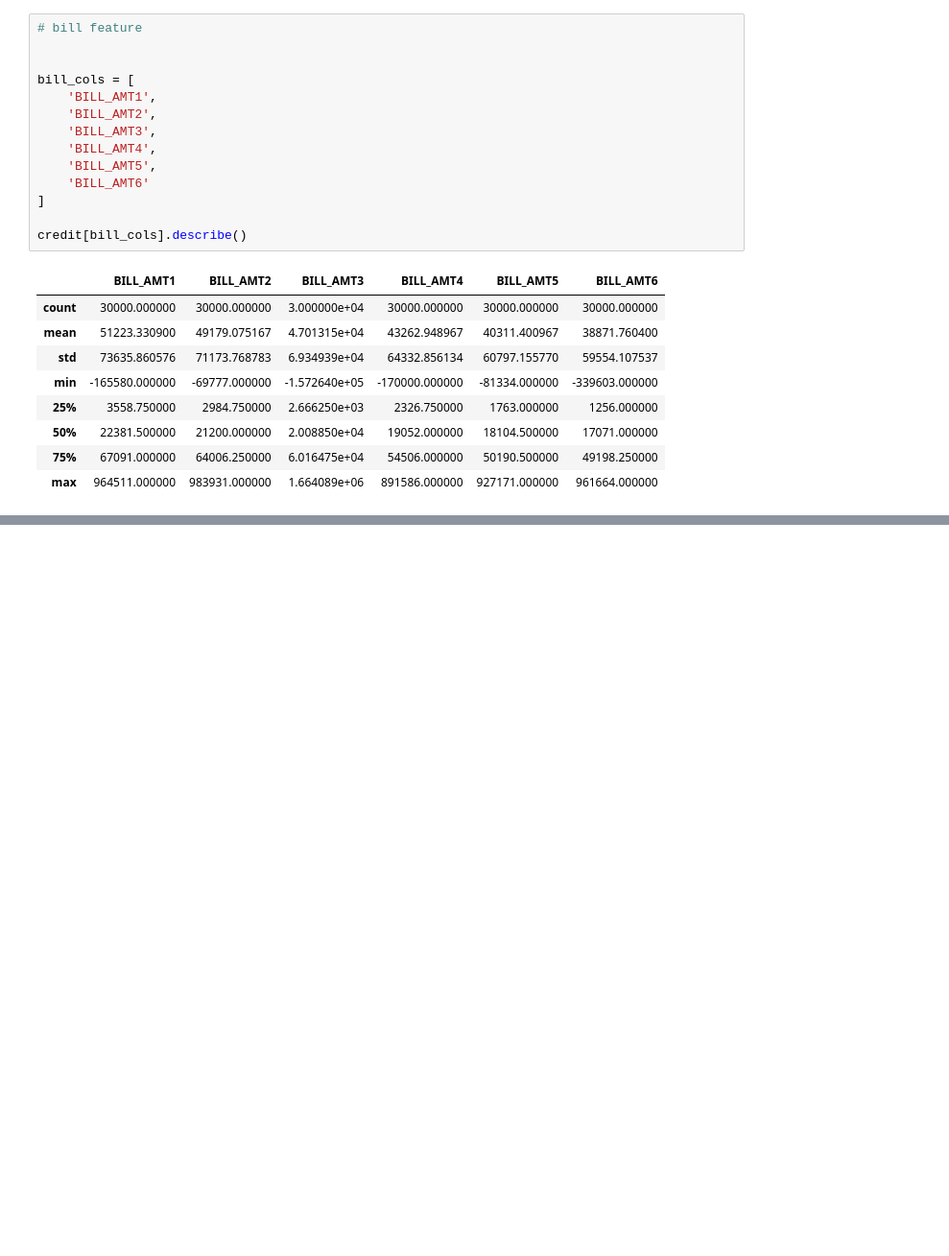
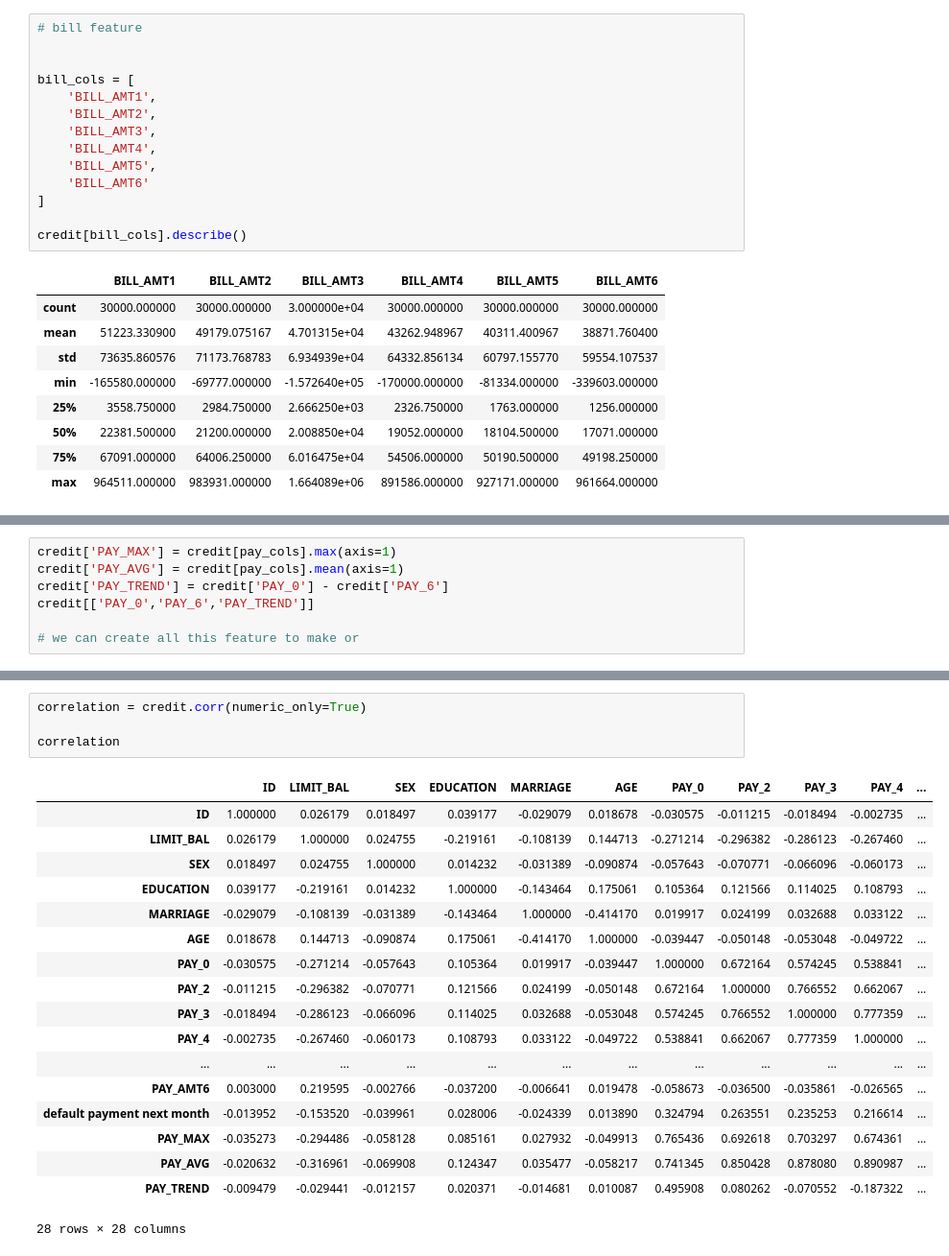
Before and after one commit to mohammedDhinojwala/credit-card-default-random-forest, a Jupyter notebook: Credit_Card_Default_DT.ipynb, the cells around one changed output, grey strips where cells are left out. Shown at 96% size. Drawn from its saved outputs; the diff is of its cells as text; blank space fills up the shorter version.

```diff
--- a/Credit_Card_Default_DT.ipynb
+++ b/Credit_Card_Default_DT.ipynb
@@ -550,0 +799,7 @@ credit.groupby('default payment next month')[bill_cols].mean()
+# %%
+credit['PAY_MAX'] = credit[pay_cols].max(axis=1)
+credit['PAY_AVG'] = credit[pay_cols].mean(axis=1)
+credit['PAY_TREND'] = credit['PAY_0'] - credit['PAY_6']
+credit[['PAY_0','PAY_6','PAY_TREND']]
+
+# we can create all this feature to make or
@@ -550,0 +820,23 @@ credit.groupby('default payment next month')[bill_cols].mean()
+# %%
+correlation = credit.corr(numeric_only=True)
+
+correlation
+# %% [output]
+|  | ID | LIMIT_BAL | SEX | EDUCATION | MARRIAGE | AGE | PAY_0 | PAY_2 | PAY_3 | PAY_4 | ... |
+| ID | 1.000000 | 0.026179 | 0.018497 | 0.039177 | -0.029079 | 0.018678 | -0.030575 | -0.011215 | -0.018494 | -0.002735 | ... |
+| LIMIT_BAL | 0.026179 | 1.000000 | 0.024755 | -0.219161 | -0.108139 | 0.144713 | -0.271214 | -0.296382 | -0.286123 | -0.267460 | ... |
+| SEX | 0.018497 | 0.024755 | 1.000000 | 0.014232 | -0.031389 | -0.090874 | -0.057643 | -0.070771 | -0.066096 | -0.060173 | ... |
+| EDUCATION | 0.039177 | -0.219161 | 0.014232 | 1.000000 | -0.143464 | 0.175061 | 0.105364 | 0.121566 | 0.114025 | 0.108793 | ... |
+| MARRIAGE | -0.029079 | -0.108139 | -0.031389 | -0.143464 | 1.000000 | -0.414170 | 0.019917 | 0.024199 | 0.032688 | 0.033122 | ... |
+| AGE | 0.018678 | 0.144713 | -0.090874 | 0.175061 | -0.414170 | 1.000000 | -0.039447 | -0.050148 | -0.053048 | -0.049722 | ... |
+| PAY_0 | -0.030575 | -0.271214 | -0.057643 | 0.105364 | 0.019917 | -0.039447 | 1.000000 | 0.672164 | 0.574245 | 0.538841 | ... |
+| PAY_2 | -0.011215 | -0.296382 | -0.070771 | 0.121566 | 0.024199 | -0.050148 | 0.672164 | 1.000000 | 0.766552 | 0.662067 | ... |
+| PAY_3 | -0.018494 | -0.286123 | -0.066096 | 0.114025 | 0.032688 | -0.053048 | 0.574245 | 0.766552 | 1.000000 | 0.777359 | ... |
+| PAY_4 | -0.002735 | -0.267460 | -0.060173 | 0.108793 | 0.033122 | -0.049722 | 0.538841 | 0.662067 | 0.777359 | 1.000000 | ... |
+| ... | ... | ... | ... | ... | ... | ... | ... | ... | ... | ... | ... |
+| PAY_AMT6 | 0.003000 | 0.219595 | -0.002766 | -0.037200 | -0.006641 | 0.019478 | -0.058673 | -0.036500 | -0.035861 | -0.026565 | ... |
+| default payment next month | -0.013952 | -0.153520 | -0.039961 | 0.028006 | -0.024339 | 0.013890 | 0.324794 | 0.263551 | 0.235253 | 0.216614 | ... |
+| PAY_MAX | -0.035273 | -0.294486 | -0.058128 | 0.085161 | 0.027932 | -0.049913 | 0.765436 | 0.692618 | 0.703297 | 0.674361 | ... |
+| PAY_AVG | -0.020632 | -0.316961 | -0.069908 | 0.124347 | 0.035477 | -0.058217 | 0.741345 | 0.850428 | 0.878080 | 0.890987 | ... |
+| PAY_TREND | -0.009479 | -0.029441 | -0.012157 | 0.020371 | -0.014681 | 0.010087 | 0.495908 | 0.080262 | -0.070552 | -0.187322 | ... |
+28 rows × 28 columns
```
Also changed, not shown: parts of 21 cells of this notebook.
